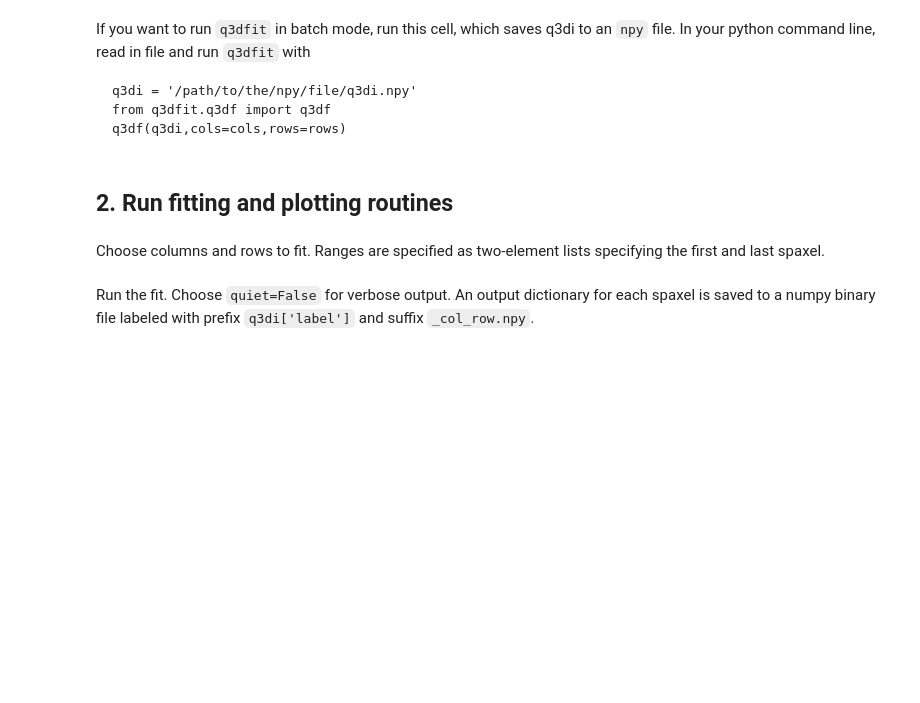
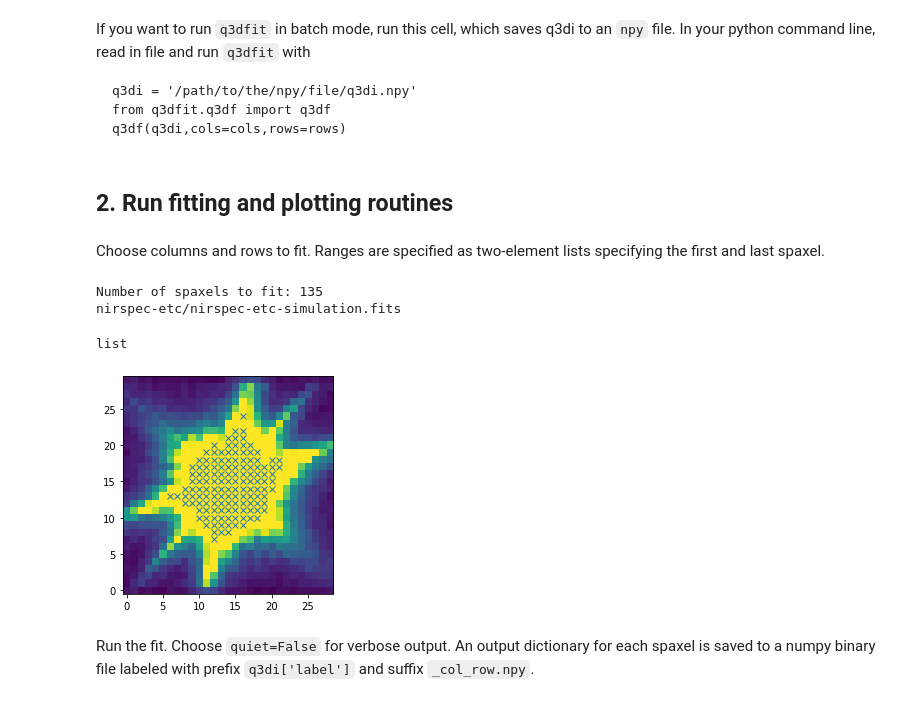
Before and after one commit to Q3D/q3dfit, a Jupyter notebook: jnb/run_q3dfit_nirspec-etc.ipynb, the cells around one changed output. Saved outputs shown, nothing was run; the diff lists cells and outputs as text; code cells hidden in the pictures; blank space fills up the shorter version.

Commit message:
added call to select spaxels for fitting based on quasar PSF continuum SNR

```diff
--- a/jnb/run_q3dfit_nirspec-etc.ipynb
+++ b/jnb/run_q3dfit_nirspec-etc.ipynb
@@ -327,3 +331,20 @@ rows = 20
+# %%
+# cols = [13,14]
+# rows = [20,20]
+
+from q3dfit.select_spaxels import select_spaxels
+
+spaxels_to_fit = select_spaxels(infile, datext=1, dqext=3, varext=2, wavext=None,
+               wmapext=None, plot=True, waveunit_in='micron',
+               waveunit_out='micron',wavelength_segments=[])
+
+cols = spaxels_to_fit[1]
+rows = spaxels_to_fit[0]
+# %% [output]
+Number of spaxels to fit: 135
+nirspec-etc/nirspec-etc-simulation.fits
+list
+[figure, added]
 # %% [markdown]
 Run the fit. Choose `quiet=False` for verbose output. An output dictionary for each spaxel is saved to a numpy binary file labeled with prefix `q3di['label']` and suffix `_col_row.npy`.
 # %%
```
Also changed, not shown: parts of 6 cells of this notebook.
